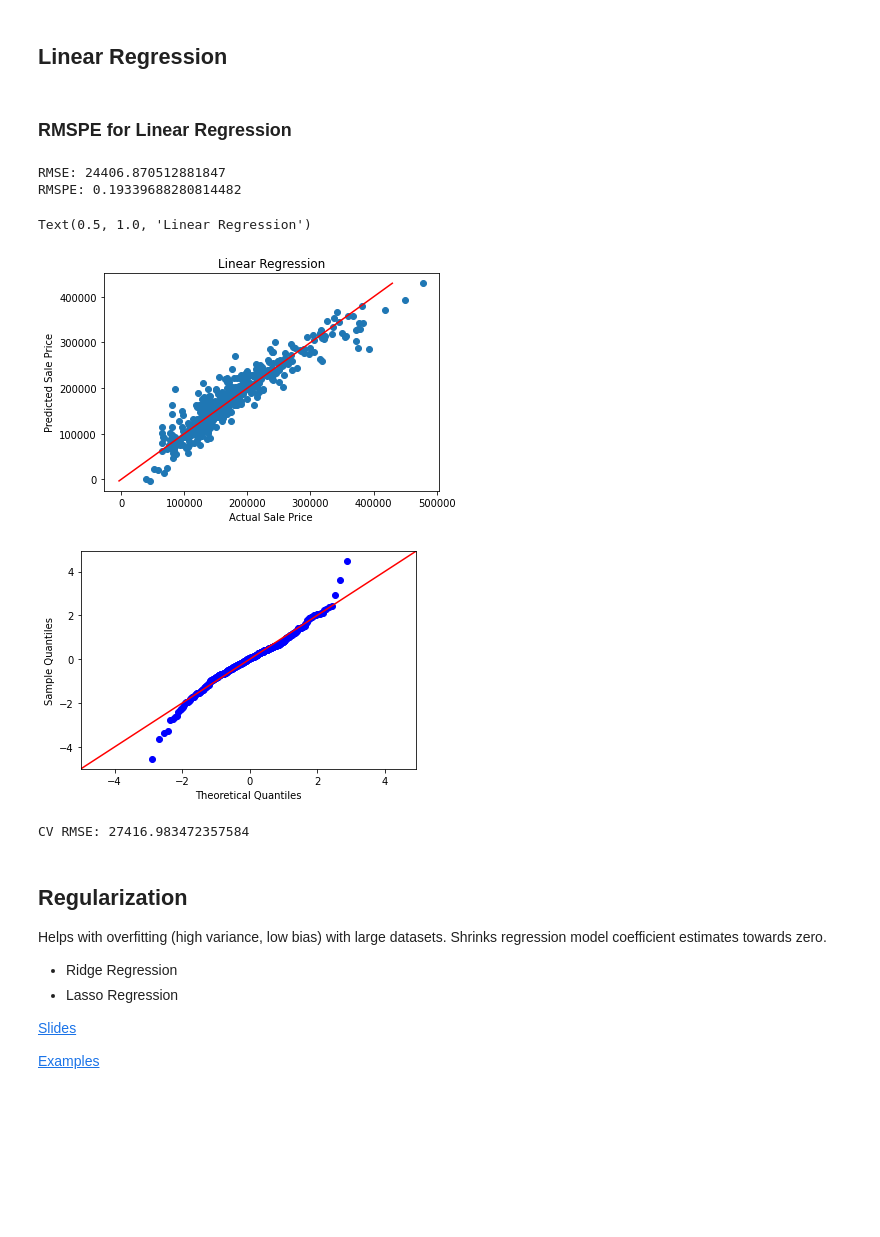
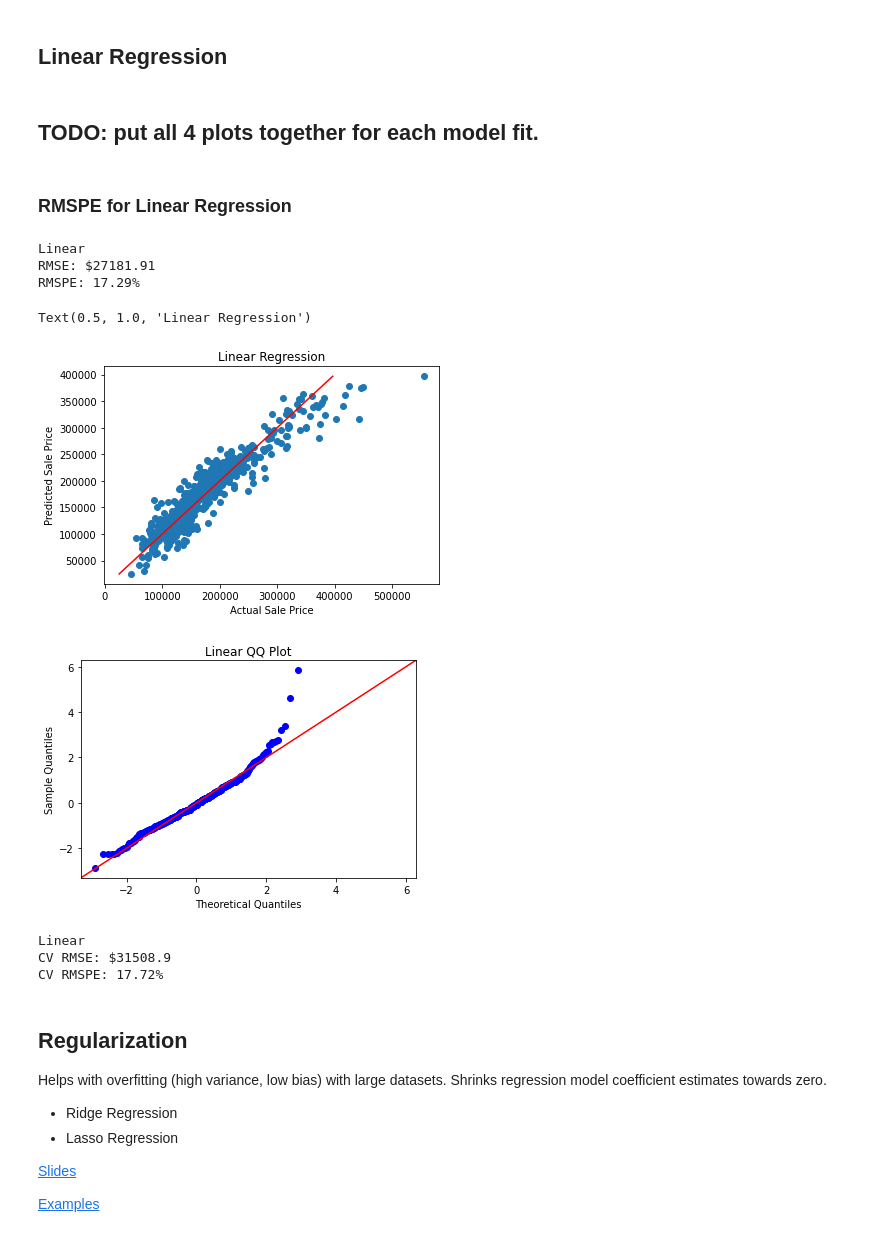
Before and after one commit to cfcastillo/DS-6-Notebooks, a Jupyter notebook: Project_2_Notebook_cfc.ipynb, the cells around one changed output. Cells and saved outputs as stored; diff of their text form; code cells hidden in the pictures; blank space fills up the shorter version.

```diff
--- a/Project_2_Notebook_cfc.ipynb
+++ b/Project_2_Notebook_cfc.ipynb
@@ -378,8 +468,3 @@ Sale Price shows the following relationships with predictors:
-# %%
-# Remove ground square feet outliers; large homes at low prices
-vals = np.where((data_enc['Gr Liv Area'] > 4000) & (data_enc['SalePrice']< 200000))
-data_enc.iloc[vals]
-data_enc.drop(vals[0], inplace=True, axis=0)
 # %% [markdown]
 ## Distributions
 
@@ -532,46 +646,54 @@ aka Model Validation of Continuous Response
 # %% [markdown]
 ## Prepare Test Data
+# %%
+# Experiment with dropping individual columns to see effect on result.
+data_run = data_enc.copy()
+# data_run.drop(['Lot Shape Lb'], inplace=True, axis=1)
 # %%
 # Break up data into training and testing sets
-X = data_enc.drop(['SalePrice'], axis = 1).copy()
-y = data_enc['SalePrice']
+X = data_run.drop(['SalePrice'], axis = 1).copy()
+y = data_run['SalePrice']
 
-X_train, X_test, y_train, y_test = train_test_split(X, y, test_size = 0.2, random_state=5)
+# random_state=5 --> to make tests reproducible
+# test_size=0.2 --> 20% of data. Default for test_size and train_size is 0.25
+X_train, X_test, y_train, y_test = train_test_split(X, y, test_size = 0.20, train_size = 0.25, random_state=5)
 # %% [markdown]
 ## Linear Regression
+# %% [markdown]
+## TODO: put all 4 plots together for each model fit.
 # %% [markdown]
 ### RMSPE for Linear Regression
 # %%
 # Fit a linear model using Sklearn
-model = LinearRegression(normalize = True)
-my_fit_lr = model.fit(X_train, y_train)
+my_fit_lr = LinearRegression(normalize = True)
+my_fit_lr = my_fit_lr.fit(X_train, y_train)
 
-# TODO: verify these values.
-y_pred = my_fit_lr.predict(X_test)
-rmse = get_rmse(y_test, y_pred)
-print(f"RMSE: {rmse}")
-rmspe = get_rmspe(y_test, y_pred)
-print(f"RMSPE: {rmspe}")
+label_lr = 'Linear'
+
+y_pred_lr = my_fit_lr.predict(X_test)
+print_model_results(y_test, y_pred_lr, label_lr)
 # %% [output]
-RMSE: 24406.870512881847
-RMSPE: 0.19339688280814482
+Linear
+RMSE: $27181.91
+RMSPE: 17.29%
 # %%
 # Visualize results
-plt.scatter(y_test, y_pred)
-plt.plot([min(y_pred), max(y_pred)],[min(y_pred), max(y_pred)], c='red')
+plt.scatter(y_test, y_pred_lr)
+plt.plot([min(y_pred_lr), max(y_pred_lr)],[min(y_pred_lr), max(y_pred_lr)], c='red')
 plt.xlabel('Actual Sale Price')
 plt.ylabel('Predicted Sale Price')
-plt.title('Linear Regression')
+plt.title(f'{label_lr} Regression')
 # %% [output]
 Text(0.5, 1.0, 'Linear Regression')
-[figure, old version]
+[figure, new version]
 # %%
 # QQ Plot - Residuals of Linear Model Above
-res = y_test - y_pred
-sm.qqplot(res, fit=True, line="45")
+res_lr = y_test - y_pred_lr
+sm.qqplot(res_lr, fit=True, line="45")
+plt.title(f'{label_lr} QQ Plot')
 plt.show()
 # %% [output]
-[figure, old version]
+[figure, new version]
 # %%
 # Create a data frame with the results from the linear regression model
 model_results = pd.DataFrame()
@@ -581,12 +702,11 @@ model_results['Linear'] = my_fit_lr.coef_
-# %%
-# Calculate CV RMSE
-# TODO: Why is CV RMSE so much larger than single RMSE?
-results = cross_val_score(model, X, y, scoring='neg_mean_squared_error', cv = 10)
-mse = results.mean()
-rmse = np.sqrt(abs(mse))
-print(f"CV RMSE: {rmse}")
-# %% [output]
-CV RMSE: 27416.983472357584
+# %%
+# Calculate CV RMSE
+cv_lr = cross_val_score(my_fit_lr, X, y, scoring='neg_mean_squared_error', cv = 10)
+print_cv_results(cv_lr.mean(), label_lr)
+# %% [output]
+Linear
+CV RMSE: $31508.9
+CV RMSPE: 17.72%
 # %% [markdown]
 ## Regularization
 
```
Also changed, not shown: parts of 72 cells of this notebook.
